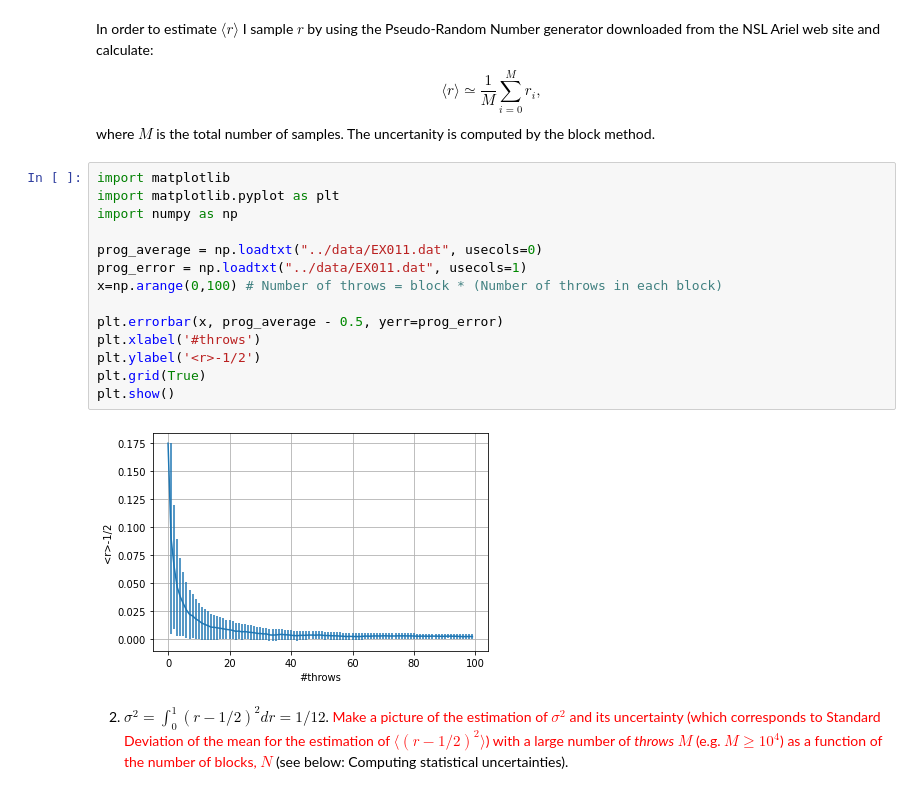
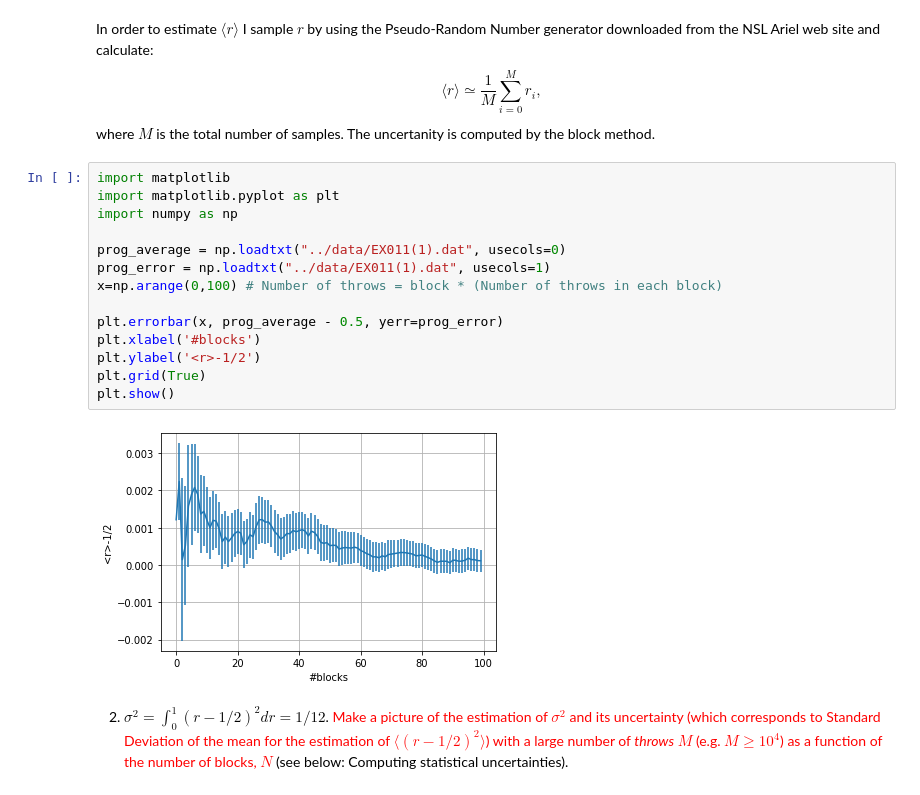
Before and after one commit to mattbona/numerical-simulation-laboratory, a Jupyter notebook: NSL-01/jupyter/LSN_Exercises_01.ipynb, the cells around one changed output. Saved outputs shown, nothing was run; the diff lists cells and outputs as text.

```diff
--- a/NSL-01/jupyter/LSN_Exercises_01.ipynb
+++ b/NSL-01/jupyter/LSN_Exercises_01.ipynb
@@ -13,18 +13,18 @@ where $M$ is the total number of samples. The uncertanity is computed by the blo
 # %%
 import matplotlib
 import matplotlib.pyplot as plt
 import numpy as np
 
-prog_average = np.loadtxt("../data/EX011.dat", usecols=0)
-prog_error = np.loadtxt("../data/EX011.dat", usecols=1)
+prog_average = np.loadtxt("../data/EX011(1).dat", usecols=0)
+prog_error = np.loadtxt("../data/EX011(1).dat", usecols=1)
 x=np.arange(0,100) # Number of throws = block * (Number of throws in each block)
 
 plt.errorbar(x, prog_average - 0.5, yerr=prog_error)
-plt.xlabel('#throws')
+plt.xlabel('#blocks')
 plt.ylabel('<r>-1/2')
 plt.grid(True)
 plt.show()
 # %% [output]
-[figure, old version]
+[figure, new version]
 # %% [markdown]
 2. $\sigma^2 = \int_0^1 (r-1/2)^2 dr = 1/12$. <font color="red">Make a picture of the estimation of $\sigma^2$ and its uncertainty (which corresponds to Standard Deviation of the mean for the estimation of $\langle (r-1/2)^2 \rangle$) with a large number of *throws* $M$ (e.g. $M\ge 10^4$) as a function of the number of blocks, $N$</font> (see below: Computing statistical uncertainties).
```
Also changed, not shown: parts of 3 cells of this notebook.
